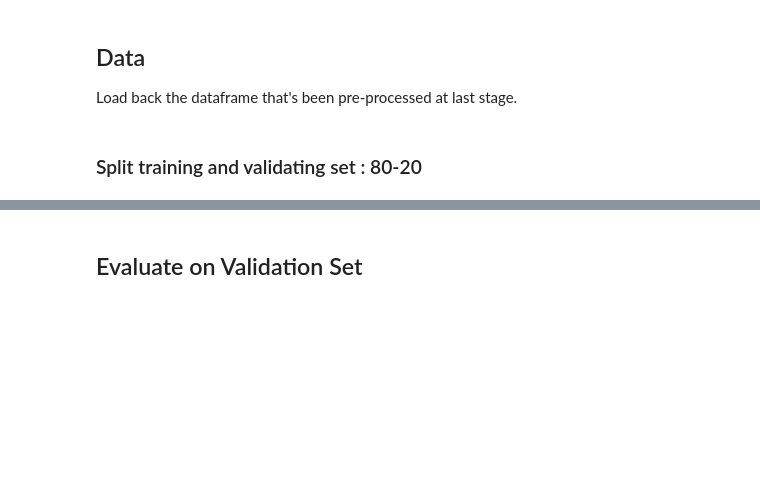
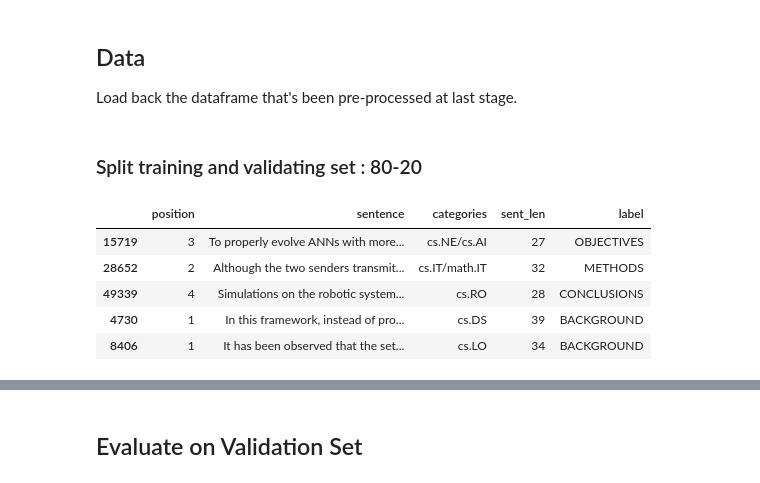
Before and after one commit to TanShengRong/Cheetah, a Jupyter notebook: RNN.ipynb, the cells around one changed output, grey strips where cells are left out. Cells and saved outputs as stored; diff of their text form; code cells hidden in the pictures; blank space fills up the shorter version.

```diff
--- a/RNN.ipynb
+++ b/RNN.ipynb
@@ -27,0 +30,9 @@ y_test  = pd.read_pickle("./df/y_test.pkl")
+# %%
+X_train.head()
+# %% [output]
+|  | position | sentence | categories | sent_len | label |
+| 15719 | 3 | To properly evolve ANNs with more... | cs.NE/cs.AI | 27 | OBJECTIVES |
+| 28652 | 2 | Although the two senders transmit... | cs.IT/math.IT | 32 | METHODS |
+| 49339 | 4 | Simulations on the robotic system... | cs.RO | 28 | CONCLUSIONS |
+| 4730 | 1 | In this framework, instead of pro... | cs.DS | 39 | BACKGROUND |
+| 8406 | 1 | It has been observed that the set... | cs.LO | 34 | BACKGROUND |
```
Also changed, not shown: parts of 5 cells of this notebook, 1 other file.
